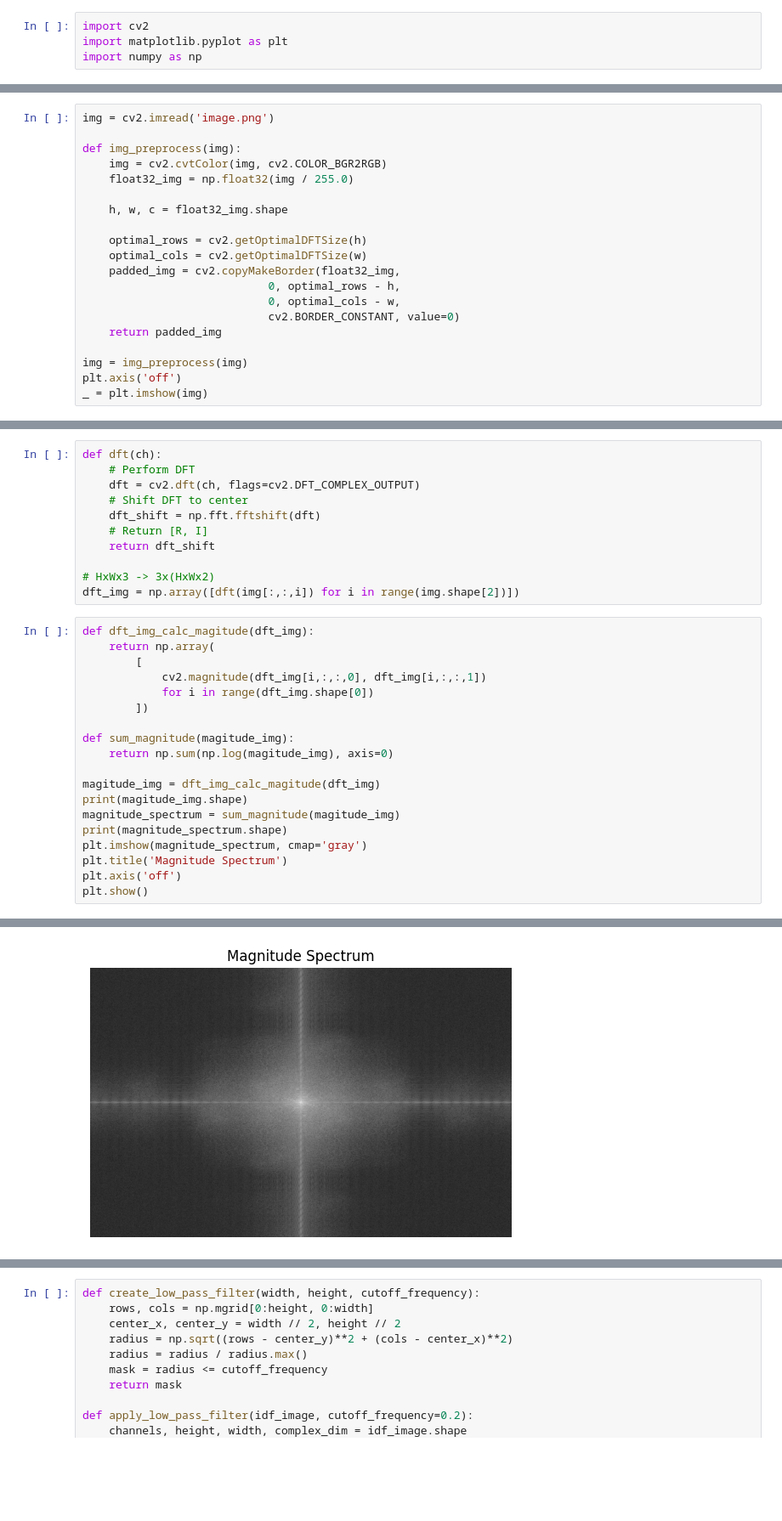
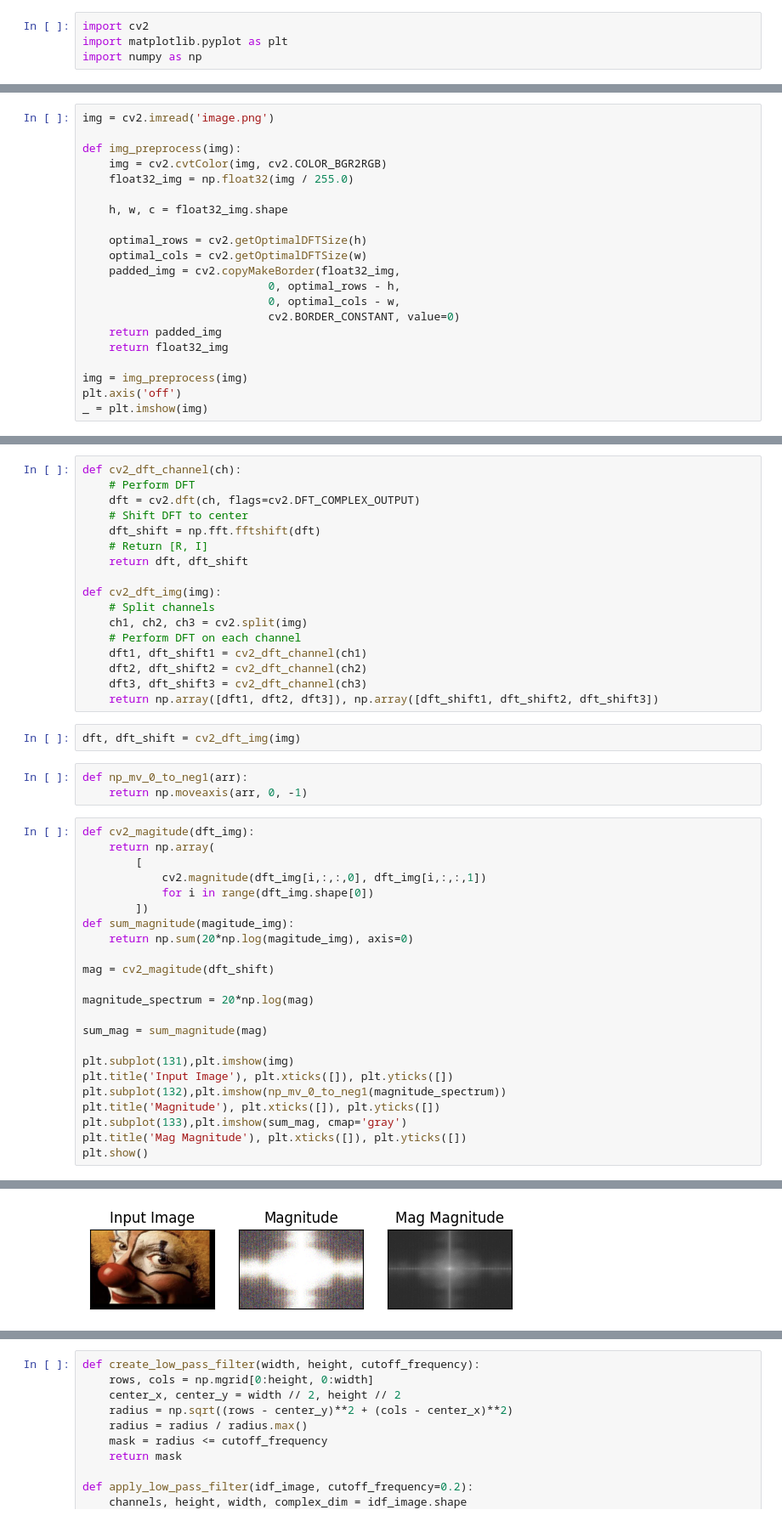
Before and after one commit to KevinNote/Imperial-CV, a Jupyter notebook: Lab/T2/T2.ipynb, the cells around one changed output, grey strips where cells are left out. Shown at 85% size. Saved outputs shown, nothing was run; the diff lists cells and outputs as text; blank space fills up the shorter version.

```diff
--- a/Lab/T2/T2.ipynb
+++ b/Lab/T2/T2.ipynb
@@ -26,6 +34,7 @@ def img_preprocess(img):
                             0, optimal_cols - w,
                             cv2.BORDER_CONSTANT, value=0)
     return padded_img
+    return float32_img
 
 img = img_preprocess(img)
 plt.axis('off')
@@ -35,31 +44,46 @@ _ = plt.imshow(img)
 # %%
-def dft(ch):
+def cv2_dft_channel(ch):
     # Perform DFT
     dft = cv2.dft(ch, flags=cv2.DFT_COMPLEX_OUTPUT)
     # Shift DFT to center
     dft_shift = np.fft.fftshift(dft)
     # Return [R, I]
-    return dft_shift
+    return dft, dft_shift
 
-# HxWx3 -> 3x(HxWx2)
-dft_img = np.array([dft(img[:,:,i]) for i in range(img.shape[2])])
+def cv2_dft_img(img):
+    # Split channels
+    ch1, ch2, ch3 = cv2.split(img)
+    # Perform DFT on each channel
+    dft1, dft_shift1 = cv2_dft_channel(ch1)
+    dft2, dft_shift2 = cv2_dft_channel(ch2)
+    dft3, dft_shift3 = cv2_dft_channel(ch3)
+    return np.array([dft1, dft2, dft3]), np.array([dft_shift1, dft_shift2, dft_shift3])
+# %%
+dft, dft_shift = cv2_dft_img(img)
+# %%
+def np_mv_0_to_neg1(arr):
+    return np.moveaxis(arr, 0, -1)
 # %%
-def dft_img_calc_magitude(dft_img):
+def cv2_magitude(dft_img):
     return np.array(
         [
             cv2.magnitude(dft_img[i,:,:,0], dft_img[i,:,:,1])
             for i in range(dft_img.shape[0])
         ])
+def sum_magnitude(magitude_img):
+    return np.sum(20*np.log(magitude_img), axis=0)
 
-def sum_magnitude(magitude_img):
-    return np.sum(np.log(magitude_img), axis=0)
+mag = cv2_magitude(dft_shift)
 
-magitude_img = dft_img_calc_magitude(dft_img)
-print(magitude_img.shape)
-magnitude_spectrum = sum_magnitude(magitude_img)
-print(magnitude_spectrum.shape)
-plt.imshow(magnitude_spectrum, cmap='gray')
-plt.title('Magnitude Spectrum')
-plt.axis('off')
+magnitude_spectrum = 20*np.log(mag)
+
+sum_mag = sum_magnitude(mag)
+
+plt.subplot(131),plt.imshow(img)
+plt.title('Input Image'), plt.xticks([]), plt.yticks([])
+plt.subplot(132),plt.imshow(np_mv_0_to_neg1(magnitude_spectrum))
+plt.title('Magnitude'), plt.xticks([]), plt.yticks([])
+plt.subplot(133),plt.imshow(sum_mag, cmap='gray')
+plt.title('Mag Magnitude'), plt.xticks([]), plt.yticks([])
 plt.show()
 # %% [output]
@@ -68,2 +91,2 @@ plt.show()
-[figure, old version]
+[figure, new version]
 # %%
```
Also changed, not shown: parts of 9 cells of this notebook, 1 other file.
